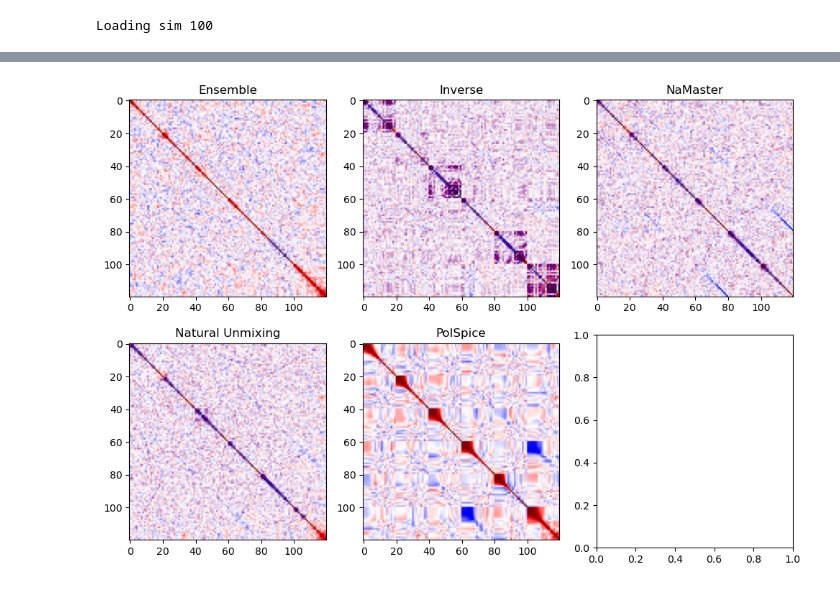
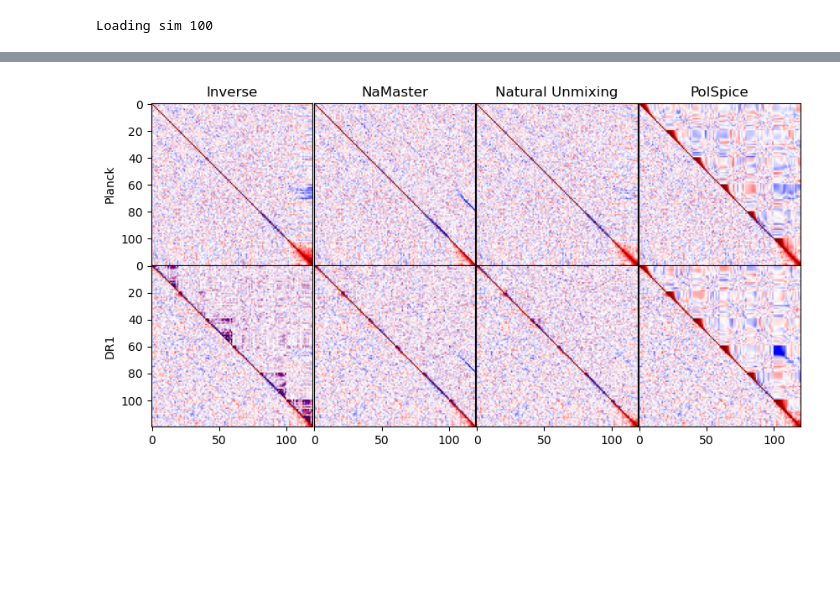
Before and after one commit to JaimeRZP/GLASS_cov_challenge, a Jupyter notebook: unmixing_comparison.ipynb, the cells around one changed output, grey strips where cells are left out. Drawn from its saved outputs; the diff is of its cells as text; code cells hidden in the pictures; blank space fills up the shorter version.

Commit message:
better plots

```diff
--- a/unmixing_comparison.ipynb
+++ b/unmixing_comparison.ipynb
@@ -337,33 +469,52 @@ flat_nmt_ensemble_corr = flat_nmt_ensemble_cov / np.sqrt(
 # %%
-fig, axes = plt.subplots(2, 3, figsize=(10, 7))
+fig, axes = plt.subplots(2, 4, figsize=(10, 5))
+plt.subplots_adjust(hspace = 0.0, wspace = 0.0)
 
-# Flattened Ensemble Covariance
-im1 = axes[0, 0].imshow(flat_ensemble_corr, cmap="seismic", vmin=-1, vmax=1)
-axes[0, 0].set_title("Ensemble")
+# Flattened Inverse Covariance
+comb_corr = combine_matrices(planck_flat_ensemble_corr, planck_flat_inv_ensemble_corr)
+axes[0, 0].imshow(comb_corr, cmap="seismic", vmin=-1, vmax=1)
+axes[0, 0].set_ylabel("Planck")
+axes[0, 0].set_title("Inverse")
+axes[0, 0].get_xaxis().set_ticks([])
+# Flattened NaMaster covariance
+comb_corr = combine_matrices(planck_flat_ensemble_corr, planck_flat_nmt_ensemble_corr)
+axes[0, 1].imshow(comb_corr, cmap="seismic", vmin=-1, vmax=1)
+axes[0, 1].set_title("NaMaster")
+axes[0, 1].get_yaxis().set_ticks([])
+axes[0, 1].get_xaxis().set_ticks([])
+# Flattened Nautural Unmixing Covariance
+comb_corr = combine_matrices(planck_flat_ensemble_corr, planck_flat_nu_ensemble_corr)
+axes[0, 2].imshow(comb_corr, cmap="seismic", vmin=-1, vmax=1)
+axes[0, 2].set_title("Natural Unmixing")
+axes[0, 2].get_yaxis().set_ticks([])
+axes[0, 2].get_xaxis().set_ticks([])
+# Flattened PolSpice Covariance
+comb_corr = combine_matrices(planck_flat_ensemble_corr, planck_flat_pols_ensemble_corr)
+axes[0, 3].imshow(comb_corr, cmap="seismic", vmin=-1, vmax=1)
+axes[0, 3].set_title("PolSpice")
+axes[0, 3].get_yaxis().set_ticks([])
+axes[0, 3].get_xaxis().set_ticks([])
 
-# Flattened Inverse covariance
-im2 = axes[0, 1].imshow(flat_inv_ensemble_corr, cmap="seismic", vmin=-1, vmax=1)
-axes[0, 1].set_title("Inverse")
+# Flattened Inverse Covariance
+comb_corr = combine_matrices(dr1_flat_ensemble_corr, dr1_flat_inv_ensemble_corr)
+axes[1, 0].imshow(comb_corr, cmap="seismic", vmin=-1, vmax=1)
+axes[1, 0].set_ylabel("DR1")
+# Flattened NaMaster covariance
+comb_corr = combine_matrices(dr1_flat_ensemble_corr, dr1_flat_nmt_ensemble_corr)
+axes[1, 1].imshow(comb_corr, cmap="seismic", vmin=-1, vmax=1)
+axes[1, 1].get_yaxis().set_ticks([])
+# Flattened Nautural Unmixing Covariance
+comb_corr = combine_matrices(dr1_flat_ensemble_corr, dr1_flat_nu_ensemble_corr)
+axes[1, 2].imshow(comb_corr, cmap="seismic", vmin=-1, vmax=1)
+axes[1, 2].get_yaxis().set_ticks([])
+# Flattened PolSpice Covariance
+comb_corr = combine_matrices(dr1_flat_ensemble_corr, dr1_flat_pols_ensemble_corr)
+axes[1, 3].imshow(comb_corr, cmap="seismic", vmin=-1, vmax=1)
+axes[1, 3].get_yaxis().set_ticks([])
 
-# Flattened NMT Covariance
-im3 = axes[0, 2].imshow(flat_nmt_ensemble_corr, cmap="seismic", vmin=-1, vmax=1)
-axes[0, 2].set_title("NaMaster")
-
-# Flattened Natural unmixing Covariance
-im4 = axes[1, 0].imshow(flat_nu_ensemble_corr, cmap="seismic", vmin=-1, vmax=1)
-axes[1, 0].set_title("Natural Unmixing")
-
-# Flattened PolSpice Plus Covariance
-im5 = axes[1, 1].imshow(flat_pols_ensemble_corr, cmap="seismic", vmin=-1, vmax=1)
-axes[1, 1].set_title("PolSpice")
-
-# Flattened PolSpice Minus Covariance
-#im6 = axes[1, 2].imshow(flat_dpols_ensemble_corr, cmap="seismic", vmin=-1, vmax=1)
-#axes[1, 2].set_title("PolSpice Decoupled PolSpice")
-#fig.suptitle(f'Correlation Matrices for {mask_type} Mask', fontsize=14)
-
-plt.tight_layout()
+#plt.tight_layout()
 plt.show()
+fig.savefig(f'/home/jaimerzp/Desktop/mixing_mat_plots/corr_comp.pdf', bbox_inches='tight')
 # %% [output]
-[figure, old version]
+[figure, new version]
 # %%
```
Also changed, not shown: parts of 23 cells of this notebook, 3 other files.
